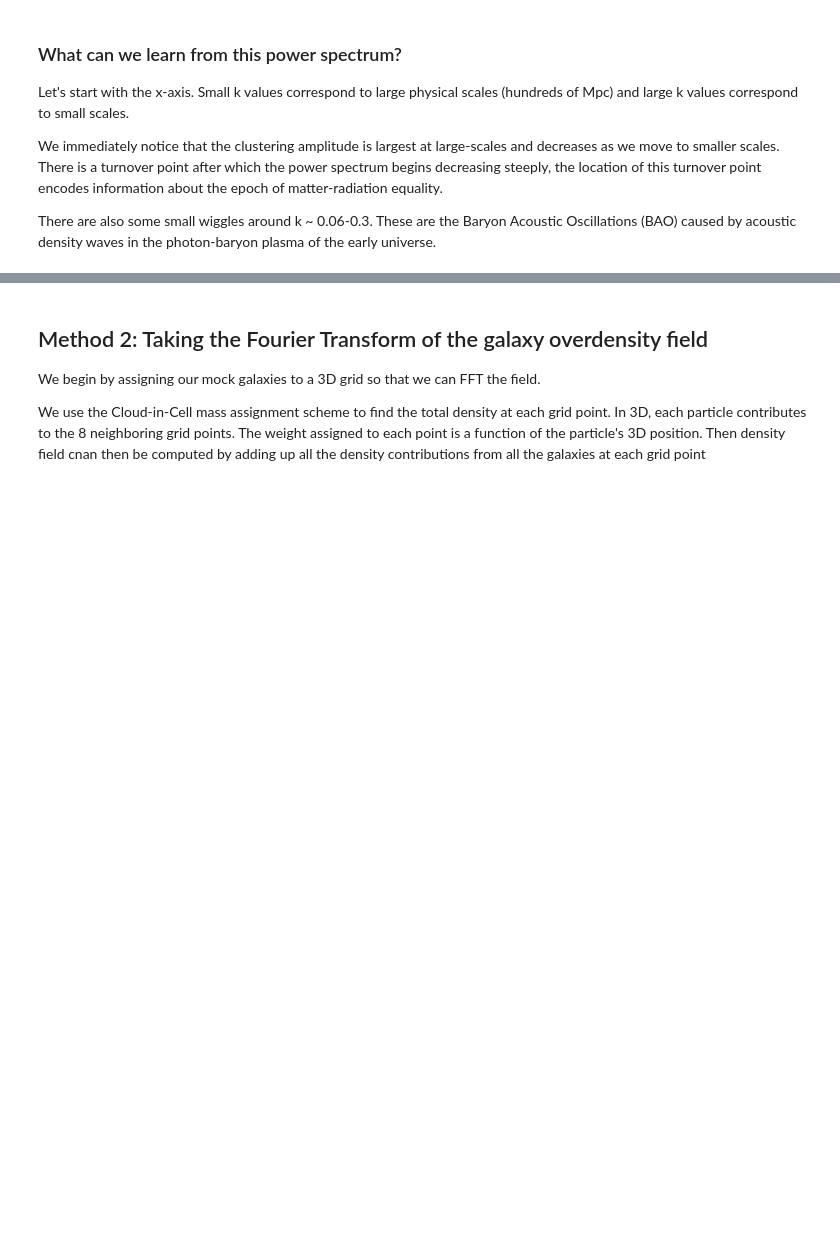
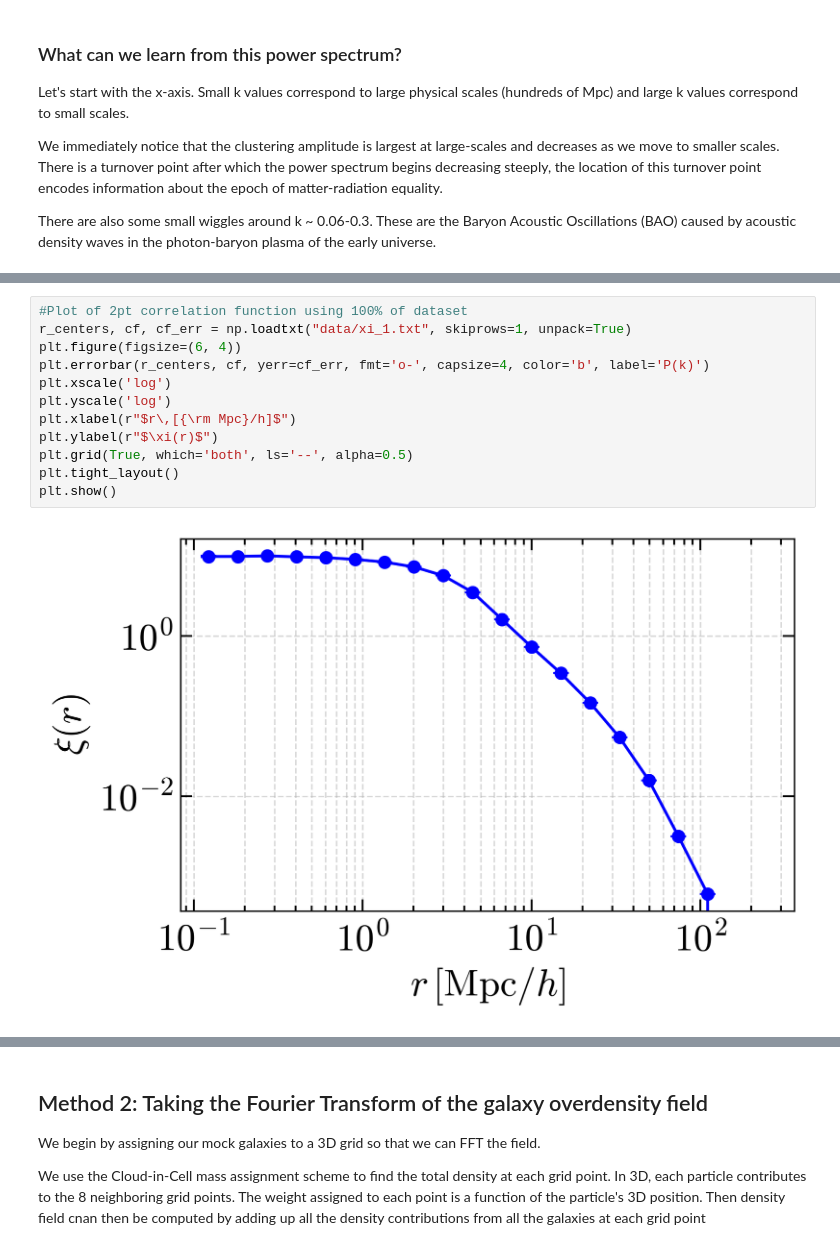
Before and after one commit to ua-2025q3-astr501-513/p1-the-cosmological-entity, a Jupyter notebook: presentation.ipynb, the cells around one changed output, grey strips where cells are left out. Cells and saved outputs as stored; diff of their text form; blank space fills up the shorter version.

```diff
--- a/presentation.ipynb
+++ b/presentation.ipynb
@@ -70,0 +233,14 @@ There are also some small wiggles around k ~ 0.06-0.3. These are the Baryon Acou
+# %%
+#Plot of 2pt correlation function using 100% of dataset
+r_centers, cf, cf_err = np.loadtxt("data/xi_1.txt", skiprows=1, unpack=True)
+plt.figure(figsize=(6, 4))
+plt.errorbar(r_centers, cf, yerr=cf_err, fmt='o-', capsize=4, color='b', label='P(k)')
+plt.xscale('log')
+plt.yscale('log')
+plt.xlabel(r"$r\,[{\rm Mpc}/h]$")
+plt.ylabel(r"$\xi(r)$")
+plt.grid(True, which='both', ls='--', alpha=0.5)
+plt.tight_layout()
+plt.show()
+# %% [output]
+[figure, added]
```
Also changed, not shown: parts of 12 cells of this notebook, 1 other file.
